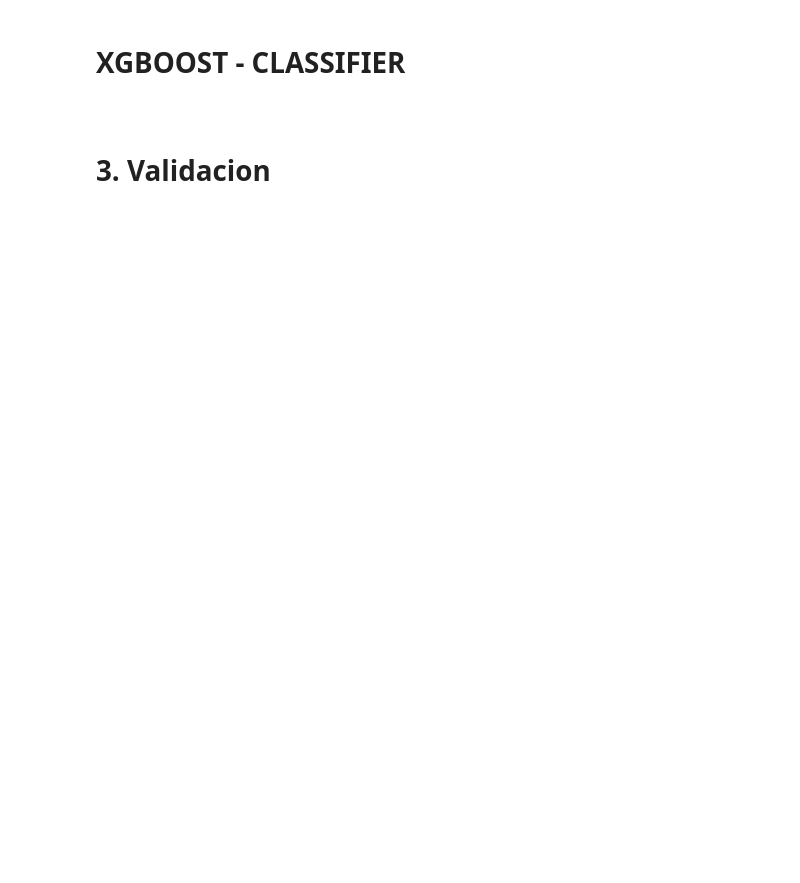
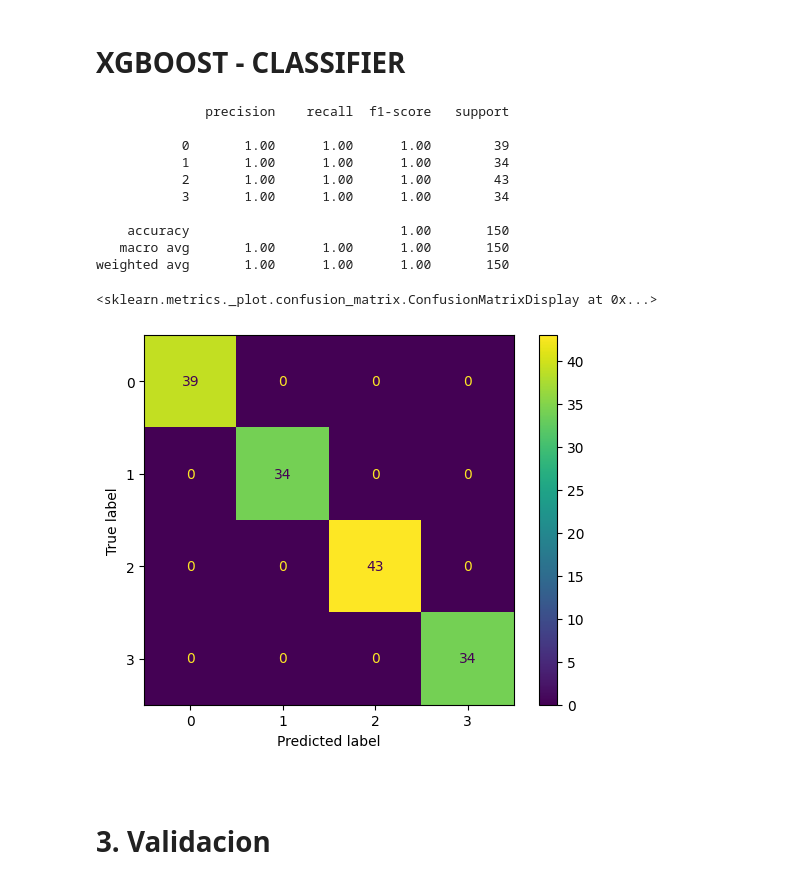
Before and after one commit to ingvamartinez/Clustering_MeLi, a Jupyter notebook: Notebooks/2.1_Clasificacion_embedding_Modelado_num.ipynb, the cells around one changed output. Saved outputs shown, nothing was run; the diff lists cells and outputs as text; code cells hidden in the pictures; blank space fills up the shorter version.

```diff
--- a/Notebooks/2.1_Clasificacion_embedding_Modelado_num.ipynb
+++ b/Notebooks/2.1_Clasificacion_embedding_Modelado_num.ipynb
@@ -114,8 +102,8 @@ weighted avg       0.81      0.80      0.80        30
 ## SUPPORT VECTOR MACHINE - CLASSIFIER
 # %%
 # Modelado, Entrenamiento, Evaluacion
-clf = SVC() #iniciamos el modelo
-clf.fit(x_train, y_train) #entrenamos el modelo
+SVCclf = SVC() #iniciamos el modelo
+SVCclf.fit(x_train, y_train) #entrenamos el modelo
 predicts = clf.predict(x_test) #realizamos las predicciones
 
 
@@ -141,16 +129,29 @@ weighted avg       0.92      0.90      0.90        30
 # XGBOOST - CLASSIFIER
 # %%
 # Modelado, Entrenamiento, Evaluacion
-clf = XGBClassifier() #iniciamos el modelo
-clf.fit(x_train, y_train) #entrenamos el modelo
+XGclf = XGBClassifier() #iniciamos el modelo
+XGclf.fit(x_train, y_train) #entrenamos el modelo
 predicts = clf.predict(x_test) #realizamos las predicciones
 
 
 report = classification_report(y_test, predicts)
 print(report)
 matrix = confusion_matrix(y_pred= predicts ,y_true= y_test)
 disp=ConfusionMatrixDisplay(matrix)
 disp.plot()
+# %% [output]
+              precision    recall  f1-score   support
+
+           0       1.00      1.00      1.00        39
+           1       1.00      1.00      1.00        34
+           2       1.00      1.00      1.00        43
+           3       1.00      1.00      1.00        34
+
+    accuracy                           1.00       150
+   macro avg       1.00      1.00      1.00       150
+weighted avg       1.00      1.00      1.00       150
+<sklearn.metrics._plot.confusion_matrix.ConfusionMatrixDisplay at 0x...>
+[figure, added]
 # %% [markdown]
 <a id="3"></a> <br>
 # 3. Validacion
```
Also changed, not shown: parts of 9 cells of this notebook, 29 other files.
